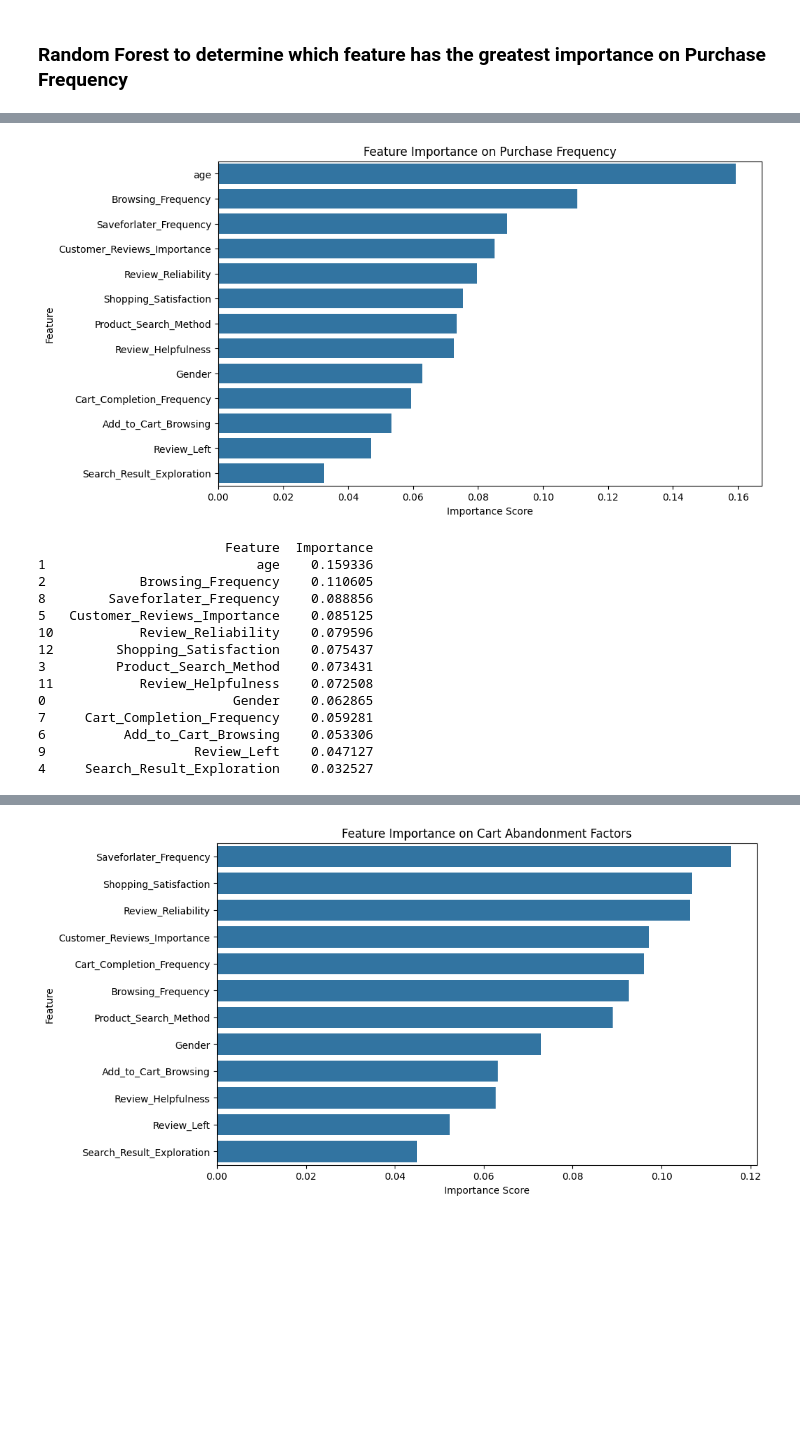
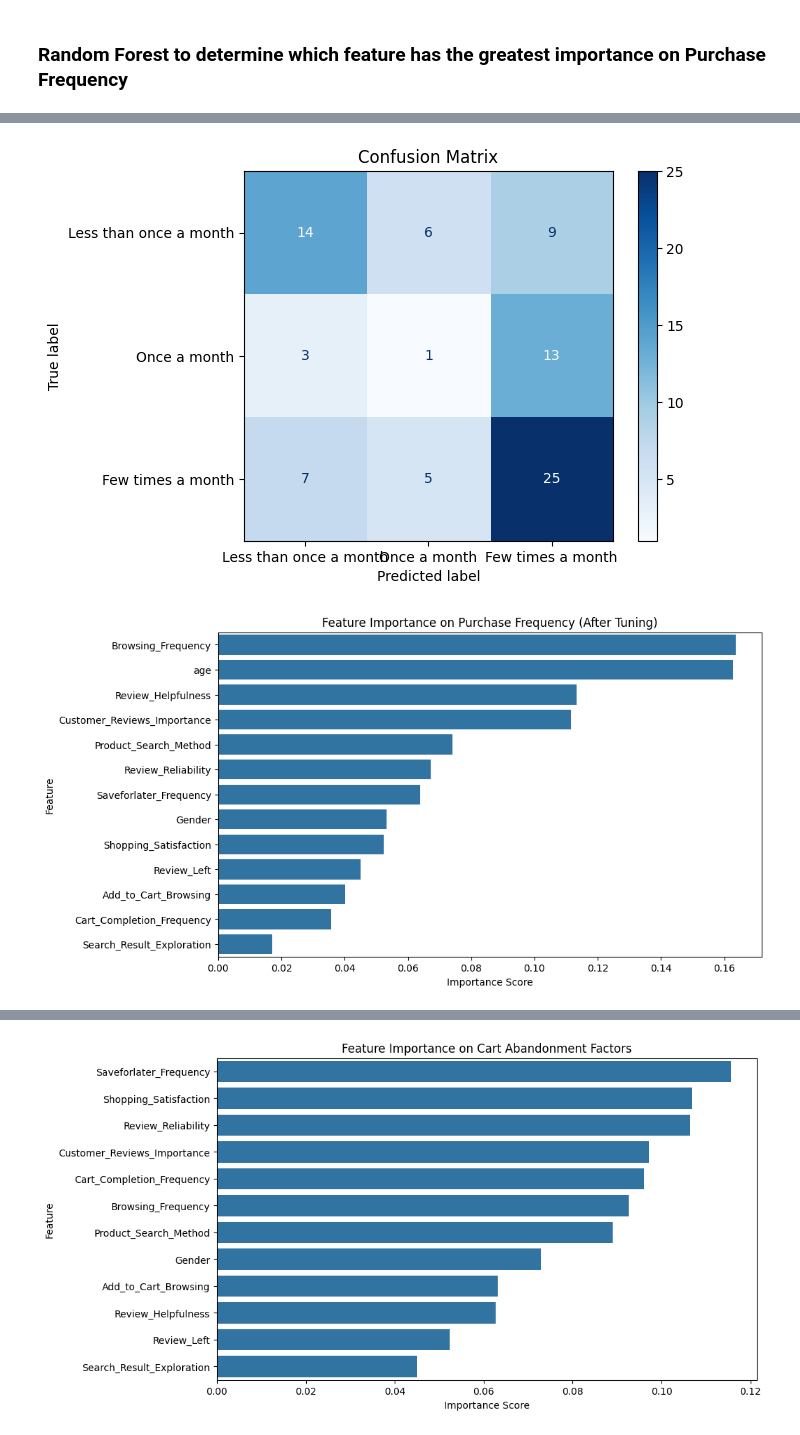
Before and after one commit to SebastianSanchez01/Cart-Chronicles-Analyzing-Amazon-Customer-Behavior, a Jupyter notebook: preproccess.ipynb, the cells around one changed output, grey strips where cells are left out. Drawn from its saved outputs; the diff is of its cells as text; code cells hidden in the pictures; blank space fills up the shorter version.

Commit message:
hyperparameter tuning with grid search

```diff
--- a/preproccess.ipynb
+++ b/preproccess.ipynb
@@ -590,10 +590,10 @@ Mixed service appreciation
 # %% [markdown]
 ### Random Forest to determine which feature has the greatest importance on Purchase Frequency
 # %%
+from sklearn.model_selection import GridSearchCV, train_test_split
+from sklearn.ensemble import RandomForestClassifier
+from sklearn.metrics import accuracy_score, classification_report, confusion_matrix, ConfusionMatrixDisplay
 import pandas as pd
-from sklearn.model_selection import train_test_split
-from sklearn.preprocessing import LabelEncoder
-from sklearn.ensemble import RandomForestClassifier
 import matplotlib.pyplot as plt
 import seaborn as sns
 
@@ -633,20 +633,65 @@ y = y.astype(int)
 # Split the data
 X_train, X_test, y_train, y_test = train_test_split(X, y, test_size=0.2, random_state=42)
 
-# Train Random Forest Classifier
-model = RandomForestClassifier(random_state=42)
-model.fit(X_train, y_train)
+# Define parameter grid for GridSearchCV
+param_grid = {
+    'n_estimators': [50, 100, 200],
+    'max_depth': [5, 10, 15, None],
+    'min_samples_split': [2, 5, 10],
+    'min_samples_leaf': [1, 2, 4],
+    'max_features': ['sqrt', 'log2', None]
+}
 
-# Feature importance
+# Initialize RandomForestClassifier
+rf = RandomForestClassifier(random_state=42)
+
+# Initialize GridSearchCV
+grid_search = GridSearchCV(estimator=rf, param_grid=param_grid, cv=3, scoring='accuracy', verbose=2, n_jobs=-1)
+
+# Perform grid search
+grid_search.fit(X_train, y_train)
+
+# Get the best model and parameters
+best_model = grid_search.best_estimator_
+print("Best Parameters:", grid_search.best_params_)
+
+# Evaluate the best model
+y_pred = best_model.predict(X_test)
+
+# Accuracy
+accuracy = accuracy_score(y_test, y_pred)
+print(f"Accuracy: {accuracy:.2f}")
+
+# Classification report
+class_report = classification_report(y_test, y_pred, target_names=[
+    "Less than once a month", "Once a month", "Few times a month"
+])
+print("Classification Report:")
+print(class_report)
+
+# Confusion matrix
+conf_matrix = confusion_matrix(y_test, y_pred)
+print("Confusion Matrix:")
+print(conf_matrix)
+
+# Visualize the confusion matrix
+disp = ConfusionMatrixDisplay(confusion_matrix=conf_matrix, display_labels=[
+    "Less than once a month", "Once a month", "Few times a month"
+])
+disp.plot(cmap="Blues")
+plt.title("Confusion Matrix")
+plt.show()
+
+# Feature importance from the best model
 feature_importances = pd.DataFrame({
     'Feature': features,
-    'Importance': model.feature_importances_
+    'Importance': best_model.feature_importances_
 }).sort_values(by='Importance', ascending=False)
 
 # Plot feature importance
 plt.figure(figsize=(10, 6))
 sns.barplot(x='Importance', y='Feature', data=feature_importances)
-plt.title('Feature Importance on Purchase Frequency')
+plt.title('Feature Importance on Purchase Frequency (After Tuning)')
 plt.xlabel('Importance Score')
 plt.ylabel('Feature')
 plt.show()
@@ -657,15 +719,2 @@ print(feature_importances)
-[figure, old version]
+[figure, new version]
-                        Feature  Importance
-1                           age    0.159336
-2            Browsing_Frequency    0.110605
-8        Saveforlater_Frequency    0.088856
-5   Customer_Reviews_Importance    0.085125
-10           Review_Reliability    0.079596
-12        Shopping_Satisfaction    0.075437
-3         Product_Search_Method    0.073431
-11           Review_Helpfulness    0.072508
-0                        Gender    0.062865
-7     Cart_Completion_Frequency    0.059281
-6          Add_to_Cart_Browsing    0.053306
-9                   Review_Left    0.047127
-4     Search_Result_Exploration    0.032527
+[figure, added]
```
Also changed, not shown: parts of 2 cells of this notebook.
